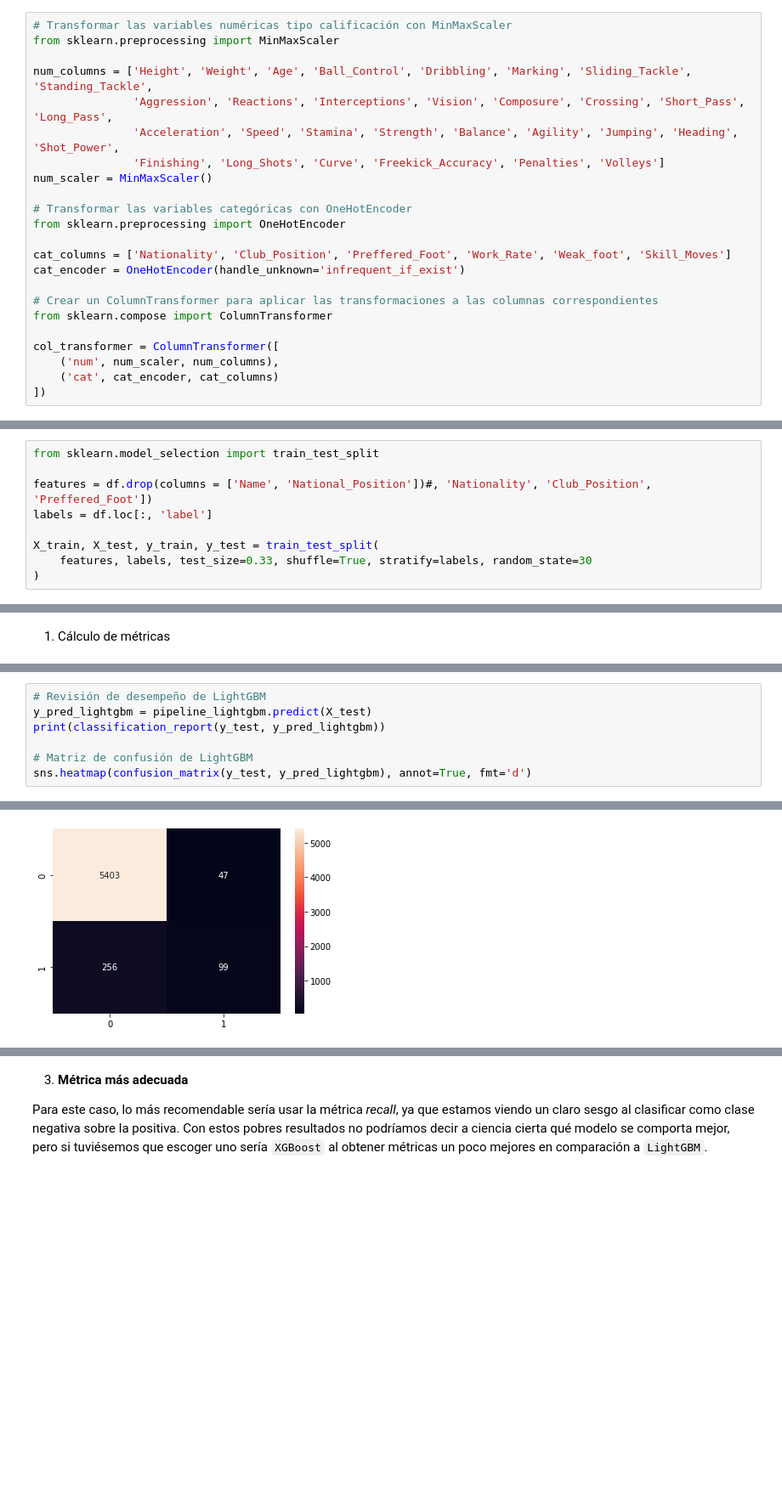
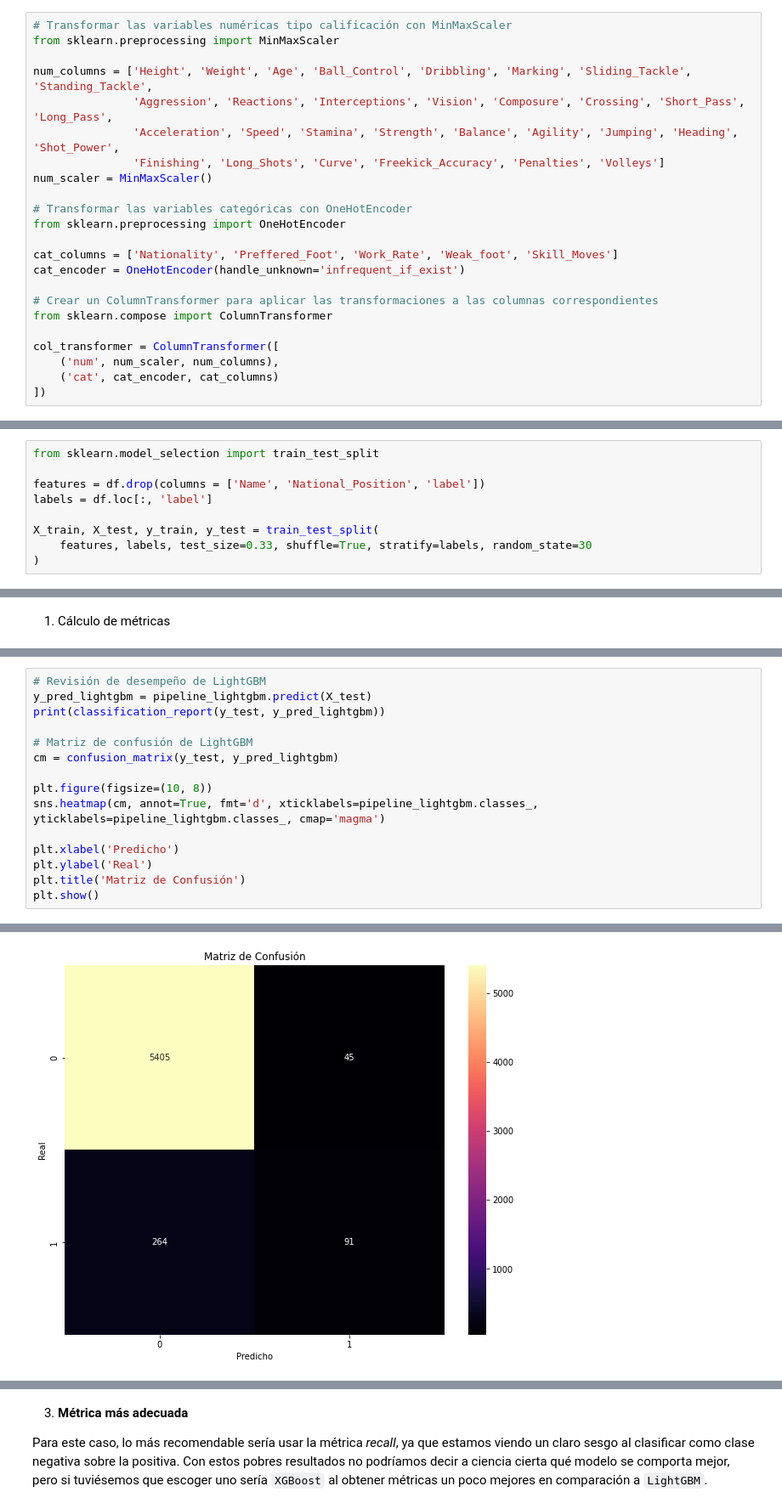
Before and after one commit to ElLuquitas/MDS7202-labs, a Jupyter notebook: lab7/Lab_7_enunciado.ipynb, the cells around one changed output, grey strips where cells are left out. Shown at 85% size. Saved outputs shown, nothing was run; the diff lists cells and outputs as text; blank space fills up the shorter version.

```diff
--- a/lab7/Lab_7_enunciado.ipynb
+++ b/lab7/Lab_7_enunciado.ipynb
@@ -242,7 +242,7 @@ num_scaler = MinMaxScaler()
 # Transformar las variables categóricas con OneHotEncoder
 from sklearn.preprocessing import OneHotEncoder
 
-cat_columns = ['Nationality', 'Club_Position', 'Preffered_Foot', 'Work_Rate', 'Weak_foot', 'Skill_Moves']
+cat_columns = ['Nationality', 'Preffered_Foot', 'Work_Rate', 'Weak_foot', 'Skill_Moves']
 cat_encoder = OneHotEncoder(handle_unknown='infrequent_if_exist')
 
 # Crear un ColumnTransformer para aplicar las transformaciones a las columnas correspondientes
@@ -287,7 +287,7 @@ Ahora, vamos a entrenar los pipelines generados en los pasos anteriores. Para es
 # %%
 from sklearn.model_selection import train_test_split
 
-features = df.drop(columns = ['Name', 'National_Position'])#, 'Nationality', 'Club_Position', 'Preffered_Foot'])
+features = df.drop(columns = ['Name', 'National_Position', 'label'])
 labels = df.loc[:, 'label']
 
 X_train, X_test, y_train, y_test = train_test_split(
@@ -420,7 +428,15 @@ y_pred_lightgbm = pipeline_lightgbm.predict(X_test)
 print(classification_report(y_test, y_pred_lightgbm))
 
 # Matriz de confusión de LightGBM
-sns.heatmap(confusion_matrix(y_test, y_pred_lightgbm), annot=True, fmt='d')
+cm = confusion_matrix(y_test, y_pred_lightgbm)
+
+plt.figure(figsize=(10, 8))
+sns.heatmap(cm, annot=True, fmt='d', xticklabels=pipeline_lightgbm.classes_, yticklabels=pipeline_lightgbm.classes_, cmap='magma')
+
+plt.xlabel('Predicho')
+plt.ylabel('Real')
+plt.title('Matriz de Confusión')
+plt.show()
 # %% [output]
               precision    recall  f1-score   support
 
@@ -434,4 +449,4 @@ weighted avg       0.94      0.95      0.94      5805
-[figure, old version]
+[figure, new version]
 # %% [markdown]
 2. **Explicación de métricas**
 
```
Also changed, not shown: parts of 14 cells of this notebook, 2 other files.
